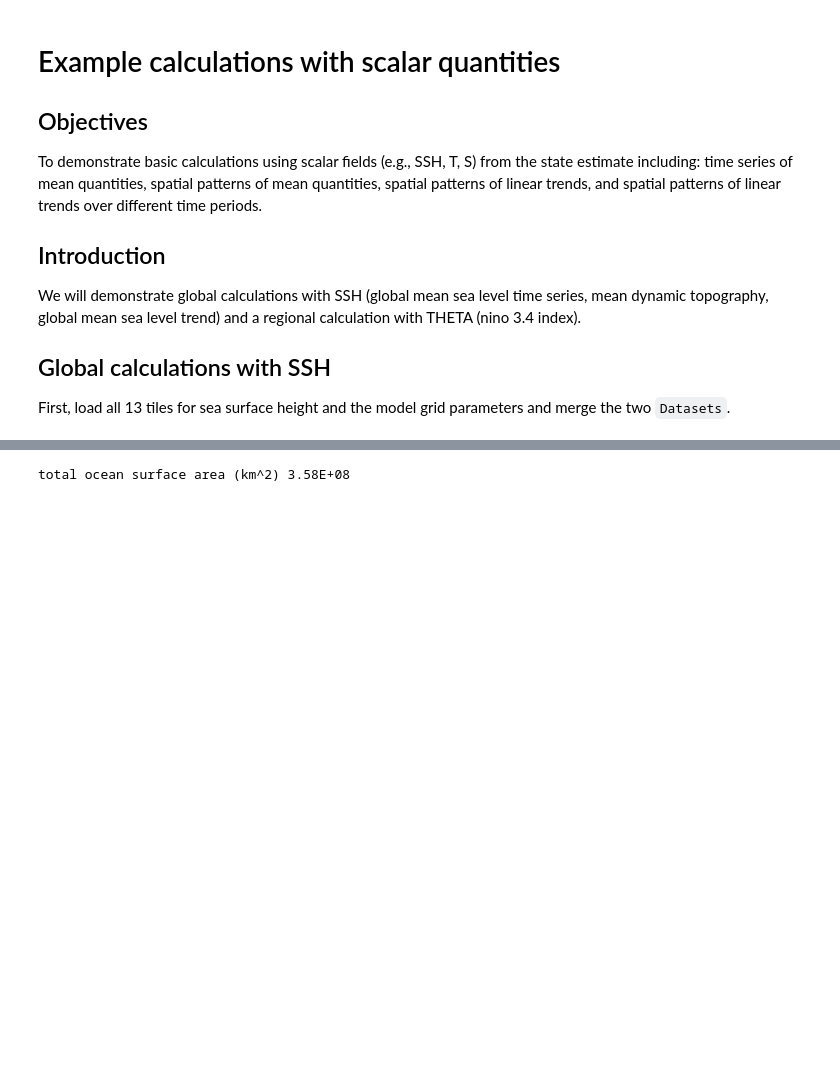
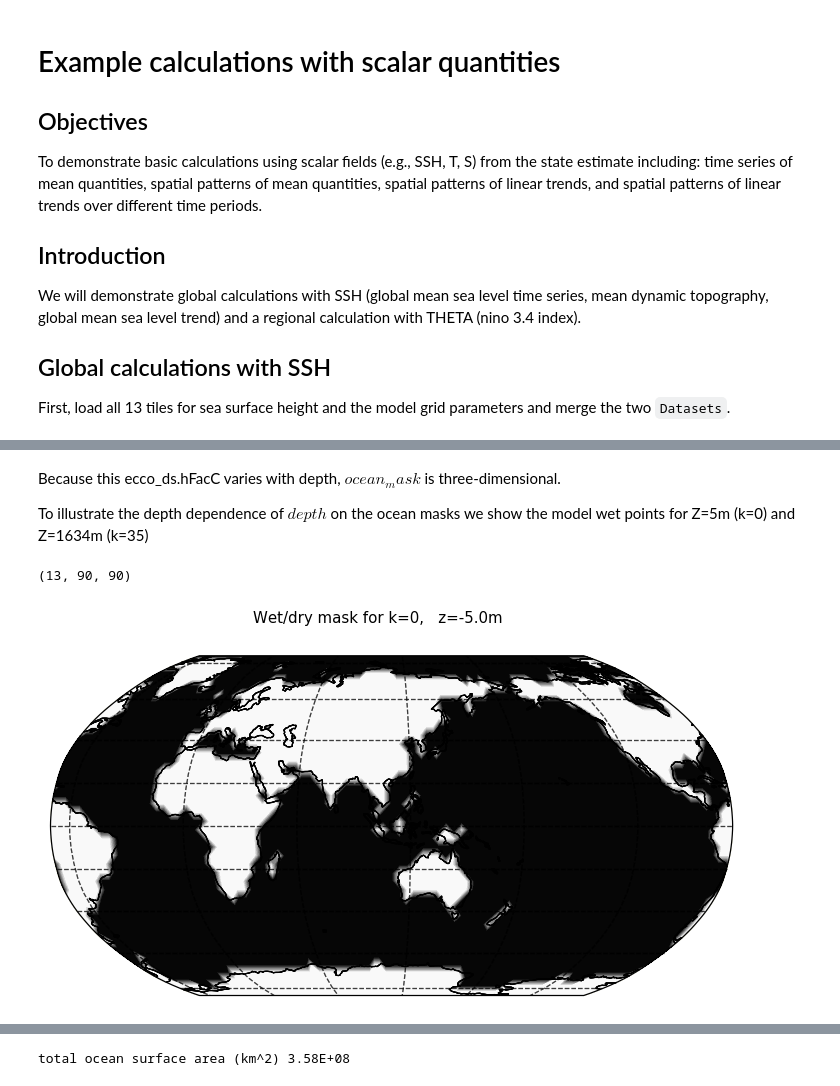
Before and after one commit to ECCO-GROUP/ECCO-v4-Python-Tutorial, a Jupyter notebook: Tutorials_as_Jupyter_Notebooks/ECCO_v4_Example_calculations_with_scalar_quantities.ipynb, the cells around one changed output, grey strips where cells are left out. Cells and saved outputs as stored; diff of their text form; code cells hidden in the pictures; blank space fills up the shorter version.

```diff
--- a/Tutorials_as_Jupyter_Notebooks/ECCO_v4_Example_calculations_with_scalar_quantities.ipynb
+++ b/Tutorials_as_Jupyter_Notebooks/ECCO_v4_Example_calculations_with_scalar_quantities.ipynb
@@ -95,0 +124,26 @@ plt.suptitle('Wet/dry mask for k = ' + str(k_level) + ', z = ' + z + 'm');
+# %% [markdown]
+Because this ecco_ds.hFacC varies with depth, $ocean_mask$ is three-dimensional.
+
+To illustrate the depth dependence of $depth$ on the ocean masks we show the model wet points for Z=5m (k=0) and Z=1634m (k=35)
+# %%
+ocean_mask[0,:].shape
+ecco_ds.YC.shape
+# %% [output]
+(13, 90, 90)
+# %%
+plt.figure(figsize=(12,5), dpi= 90)
+k_level=0
+tmp_plt = ecco_ds.SSH.isel(time=1)
+tmp_plt = tmp_plt.where(ecco_ds.hFacC.isel(k=0) !=0)
+
+ecco.plot_proj_to_latlon_grid(ecco_ds.XC,
+                               ecco_ds.YC,
+                               ocean_mask[k_level,:],
+                               user_lon_0=110,
+                               plot_type = 'contourf', dx=4,dy=4, cmap='binary');
+# select out the model depth at k=1, round the number and convert to string.
+z = str((np.round(ecco_ds.Z.values[k_level])))
+
+plt.suptitle('Wet/dry mask for k=' + str(k_level) + ',   z=' + z + 'm');
+# %% [output]
+[figure, added]
```
Also changed, not shown: parts of 58 cells of this notebook, 13 other files.
